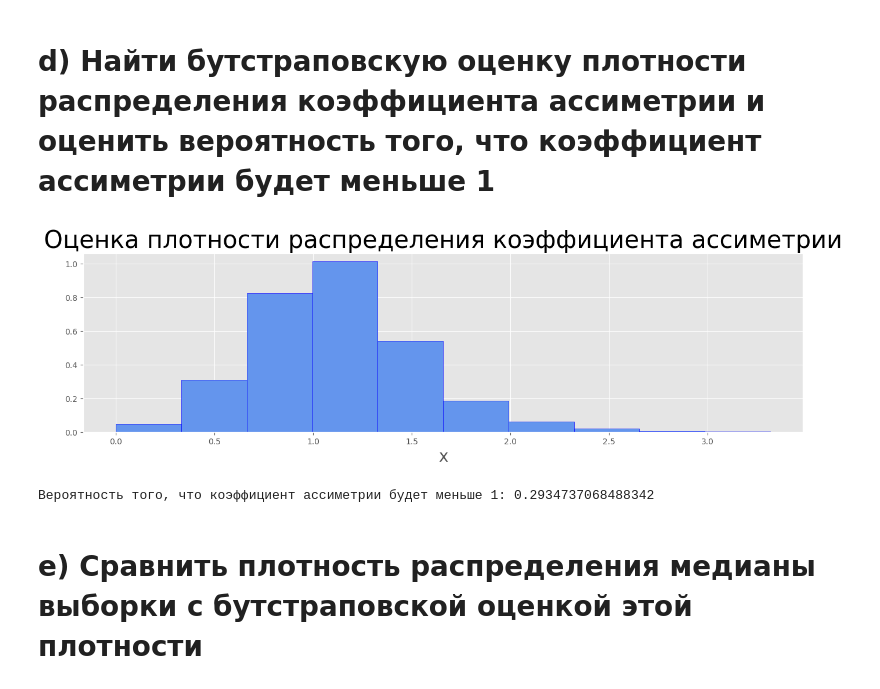
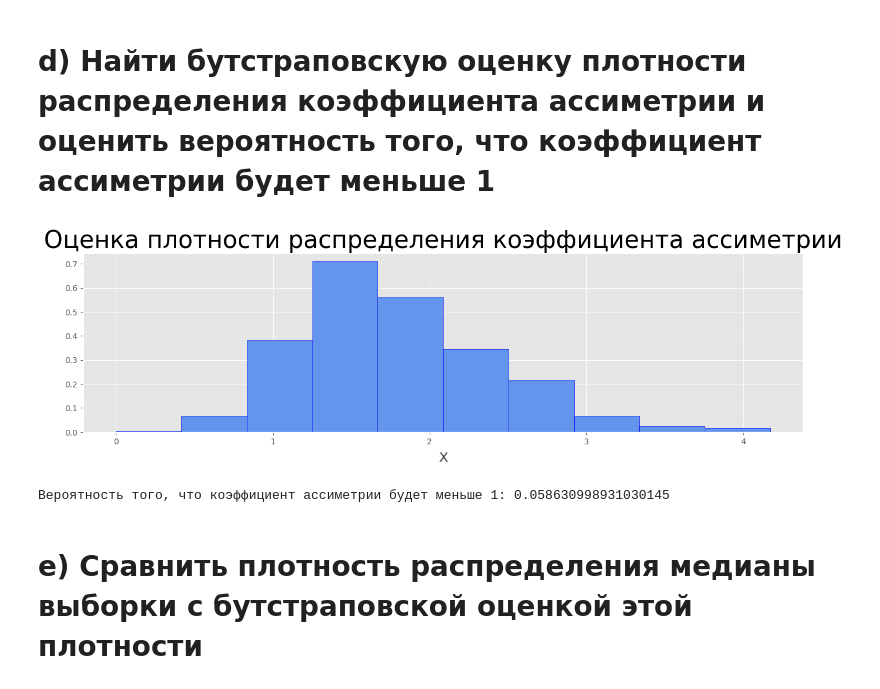
Before and after one commit to salexkon/MAT_STAT, a Jupyter notebook: task_1/T2.ipynb, the cells around one changed output. Saved outputs shown, nothing was run; the diff lists cells and outputs as text; code cells hidden in the pictures.

```diff
--- a/task_1/T2.ipynb
+++ b/task_1/T2.ipynb
@@ -142,7 +142,7 @@ K = int(1+np.log2(N))
 def normal_distrib(x, m, sigma2):
    return  1/(np.sqrt(2*np.pi*sigma2))*np.exp(-(x-m)**2/(2*sigma2))
 
-bt_mean = (stats.bootstrap((sample,), np.mean, n_resamples=N, confidence_level=1)).bootstrap_distribution
+bt_mean = (stats.bootstrap((sample,), np.mean, n_resamples=N)).bootstrap_distribution
 x = np.linspace(np.min(bt_mean) - np.mean(bt_mean)/4 , np.max(bt_mean) + np.mean(bt_mean)/4, 1000)
 norm = normal_distrib(x, 1, 1/25)
 figure, axis = plt.subplots(figsize=(16,9))
@@ -159,23 +159,23 @@ plt.show()
 # %%
 
 def assym_coef(x):
     return Muk(x, 3)/(Muk(x,2)**1.5)
 
 figure, axis = plt.subplots(figsize=(16, 4))
 
 
-bt_assym = (stats.bootstrap((sample,), assym_coef, n_resamples=N, confidence_level=1)).bootstrap_distribution
+bt_assym = (stats.bootstrap((sample,), assym_coef, n_resamples=N)).bootstrap_distribution
 axis.hist(bt_assym, bins=K, density=True, color="cornflowerblue", edgecolor="blue")
 axis.set_xlabel("x", fontsize=20)
 axis.set_title("Оценка плотности распределения коэффициента ассиметрии", fontsize=30)
 plt.show()
 # %% [output]
-[figure, old version]
+[figure, new version]
 # %%
 p_assym = np.sum(bt_assym[bt_assym < 1]/N) # то есть нужно посчитать сколько элементов меньше 1 и разделить на размер
 print(f'Вероятность того, что коэффициент ассиметрии будет меньше 1: {p_assym}')
 # %% [output]
-Вероятность того, что коэффициент ассиметрии будет меньше 1: 0.2934737068488342
+Вероятность того, что коэффициент ассиметрии будет меньше 1: 0.058630998931030145
 # %% [markdown]
 # e) Сравнить плотность распределения медианы выборки с бутстраповской оценкой этой плотности
 # %%
```
Also changed, not shown: parts of 7 cells of this notebook.
